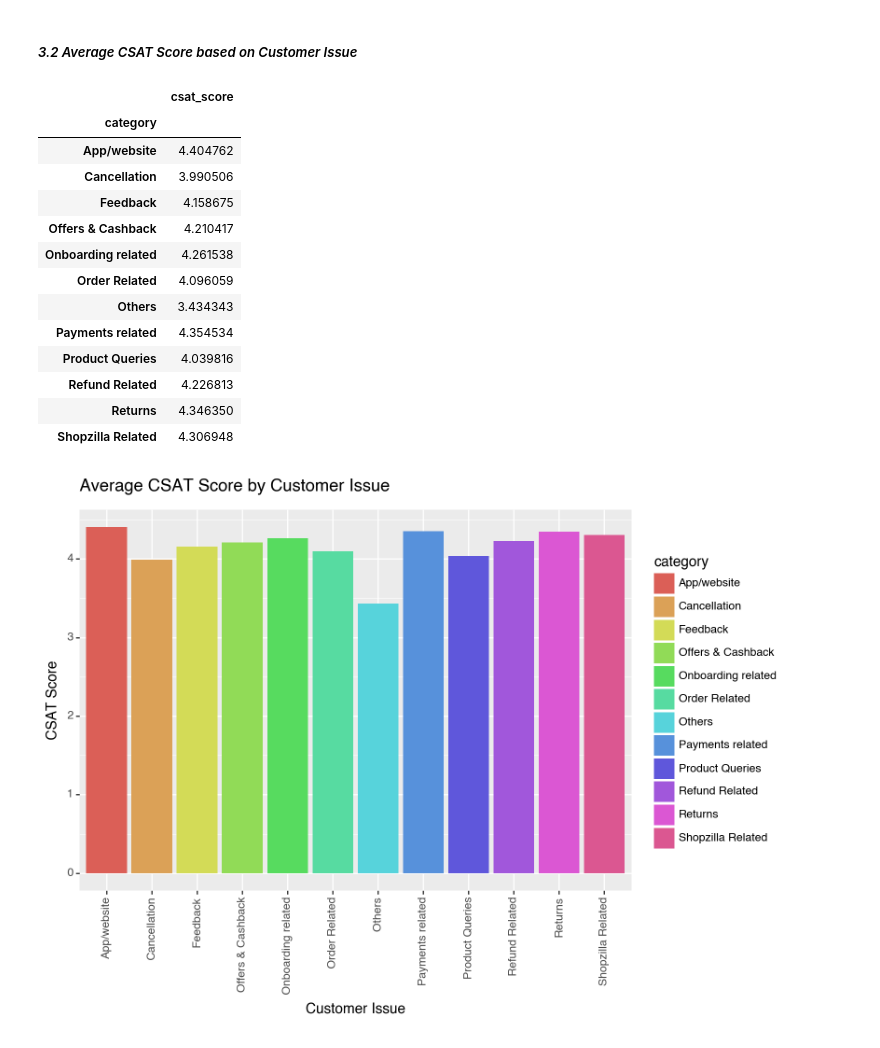
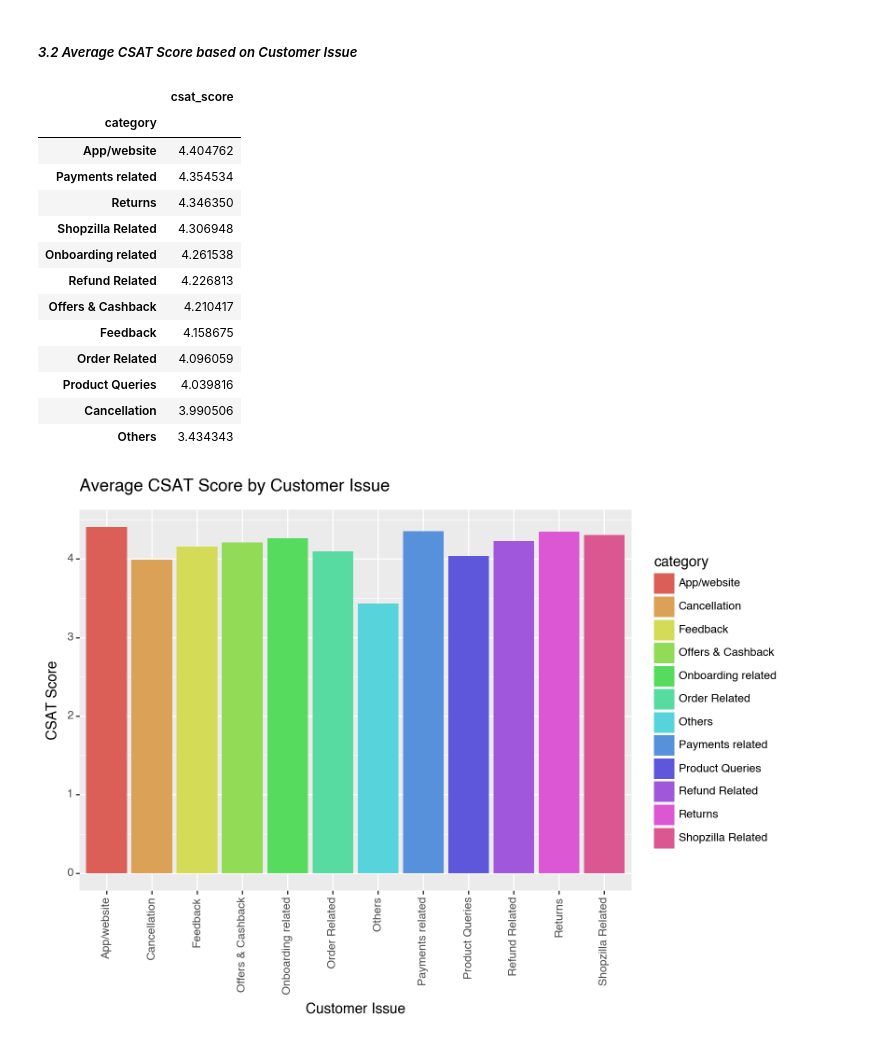
Before and after one commit to klmartin1998/spring2024-data622, a Jupyter notebook: assignments/assignment2/data622_assignment2.ipynb, the cells around one changed output. Saved outputs shown, nothing was run; the diff lists cells and outputs as text; code cells hidden in the pictures.

```diff
--- a/assignments/assignment2/data622_assignment2.ipynb
+++ b/assignments/assignment2/data622_assignment2.ipynb
@@ -86,5 +86,5 @@ memory usage: 15.1+ MB
 I noticed that the date strings were not in a standard US date format, so went ahead and updated the strings. The thinking is that it may be valuable to create a feature that represents the amount of time between an issue being reported and when it was resolved.
 # %%
 cust_satisfaction_df['order_date'] = cust_satisfaction_df['order_date_time'].apply(lambda x: dt.strptime(str(x)[:10],'%d/%m/%Y') if not pd.isna(x) else x).copy()
-cust_satisfaction_df['response_date'] = cust_satisfaction_df['issue_responded'].apply(lambda x: dt.strptime(str(x)[:10],'%d/%m/%Y') if not pd.isna(x) else x).copy()
-cust_satisfaction_df['issue_date'] = cust_satisfaction_df['Issue_reported at'].apply(lambda x: dt.strptime(str(x)[:10],'%d/%m/%Y') if not pd.isna(x) else x).copy()
+cust_satisfaction_df['response_date'] = cust_satisfaction_df['issue_responded'].apply(lambda x: dt.strptime(str(x)[:16],'%d/%m/%Y %H:%M') if not pd.isna(x) else x).copy()
+cust_satisfaction_df['issue_date'] = cust_satisfaction_df['Issue_reported at'].apply(lambda x: dt.strptime(str(x)[:16],'%d/%m/%Y %H:%M') if not pd.isna(x) else x).copy()
@@ -91,3 +93,6 @@ cust_satisfaction_df['issue_date'] = cust_satisfaction_df['Issue_reported at'].a
+# %%
+cust_satisfaction_df['response_time_days'] = cust_satisfaction_df.apply(lambda x: (x['response_date']-x['issue_date']).days,axis=1)
+cust_satisfaction_df['response_time_minutes'] = cust_satisfaction_df.apply(lambda x: (x['response_date']-x['issue_date']).seconds/60,axis=1)
 # %% [markdown]
 I have a preference for consisting naming conventions for feature names, so I'm going to update the column names to a consistent format
 # %%
@@ -123,22 +128,22 @@ cust_satisfaction_df.pivot_table(index=['channel_name'], values=['csat_score'])
 # %% [markdown]
 ##### *3.2 Average CSAT Score based on Customer Issue*
 # %%
-cust_satisfaction_df.pivot_table(index=['category'], values=['csat_score'])
+cust_satisfaction_df.pivot_table(index=['category'], values=['csat_score']).sort_values(by='csat_score',ascending=False)
 # %% [output]
 |  | csat_score |
 | category |  |
 | App/website | 4.404762 |
-| Cancellation | 3.990506 |
-| Feedback | 4.158675 |
-| Offers & Cashback | 4.210417 |
-| Onboarding related | 4.261538 |
-| Order Related | 4.096059 |
-| Others | 3.434343 |
 | Payments related | 4.354534 |
-| Product Queries | 4.039816 |
-| Refund Related | 4.226813 |
 | Returns | 4.346350 |
 | Shopzilla Related | 4.306948 |
+| Onboarding related | 4.261538 |
+| Refund Related | 4.226813 |
+| Offers & Cashback | 4.210417 |
+| Feedback | 4.158675 |
+| Order Related | 4.096059 |
+| Product Queries | 4.039816 |
+| Cancellation | 3.990506 |
+| Others | 3.434343 |
 # %%
 temp_df = cust_satisfaction_df.pivot_table(index=['category'], values=['csat_score']).reset_index()
 # %%
```
Also changed, not shown: parts of 47 cells of this notebook.
